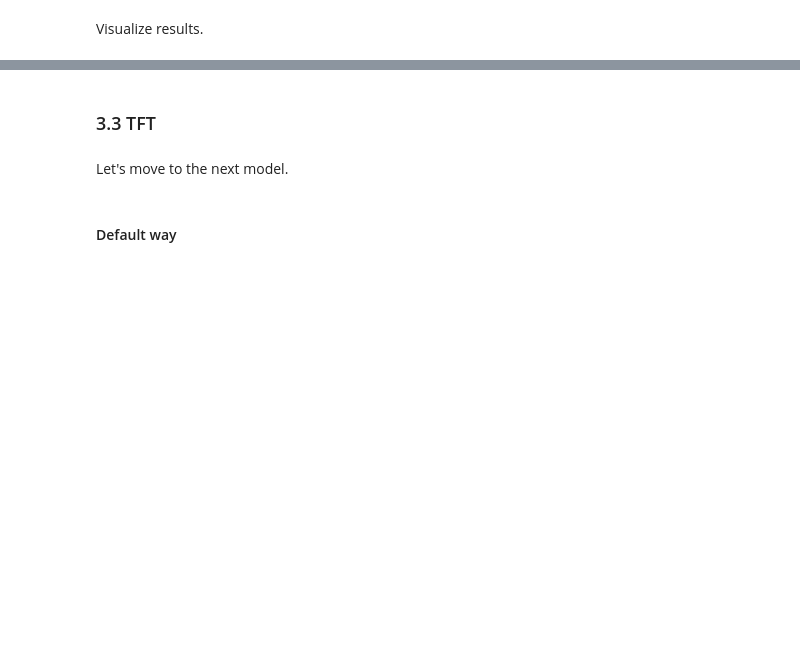
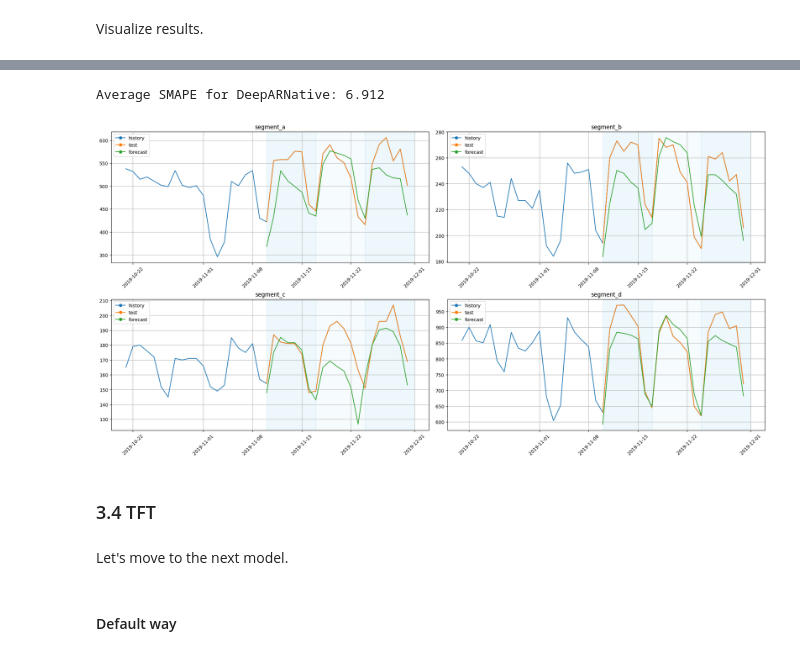
Before and after one commit to looopka/etna, a Jupyter notebook: examples/202-NN_examples.ipynb, the cells around one changed output, grey strips where cells are left out. Cells and saved outputs as stored; diff of their text form; code cells hidden in the pictures; blank space fills up the shorter version.

Commit message:
DeepAR native implementation (#114)

```diff
--- a/examples/202-NN_examples.ipynb
+++ b/examples/202-NN_examples.ipynb
@@ -428,0 +436,20 @@ plot_backtest(forecast_deepar, ts, history_len=20)
+# %%
+set_seed()
+
+std = StandardScalerTransform(in_column="target")
+
+model_deepar_native = DeepARNativeModel(
+    input_size=1,
+    encoder_length=2 * HORIZON,
+    decoder_length=HORIZON,
+    lr=0.01,
+    scale=False,
+    n_samples=100,
+    train_batch_size=64,
+    trainer_params=dict(max_epochs=30, gpus=0, gradient_clip_val=0.1),
+)
+pipeline_deepar_native = Pipeline(model=model_deepar_native, horizon=HORIZON, transforms=[std])
+# %%
+metrics_deepar_native, forecast_deepar_native, fold_info_deepar_native = pipeline_deepar_native.backtest(
+    ts, metrics=metrics, n_folds=3, n_jobs=1
+)
@@ -429,5 +520,14 @@ plot_backtest(forecast_deepar, ts, history_len=20)
+# %%
+score = metrics_deepar_native["SMAPE"].mean()
+print(f"Average SMAPE for DeepARNative: {score:.3f}")
+# %% [output]
+Average SMAPE for DeepARNative: 6.912
+# %%
+plot_backtest(forecast_deepar_native, ts, history_len=20)
+# %% [output]
+[figure, added]
 # %% [markdown]
-### 3.3 TFT <a class="anchor" id="section_3_3"></a>
+### 3.4 TFT <a class="anchor" id="section_3_3"></a>
 # %% [markdown]
 Let's move to the next model.
 # %%
```
Also changed, not shown: parts of 30 cells of this notebook, 13 other files.
